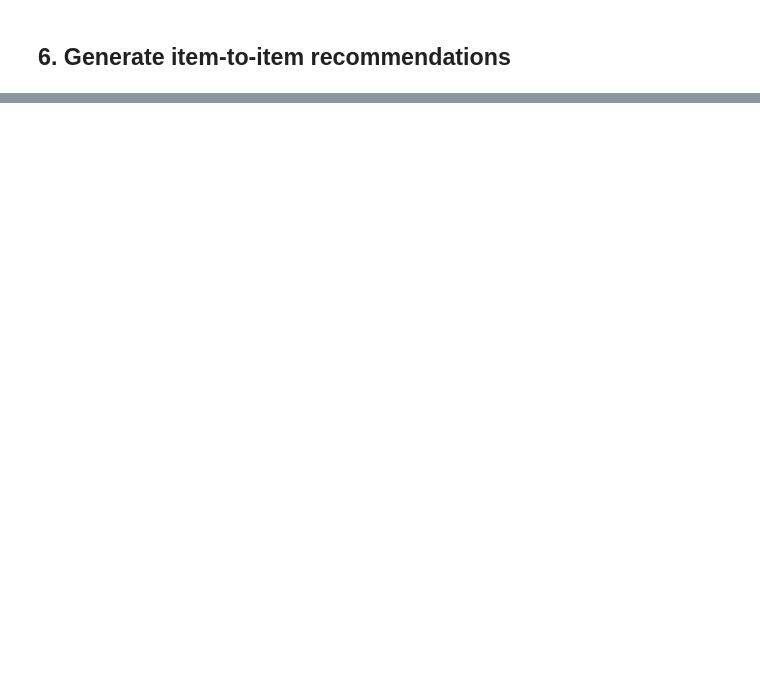
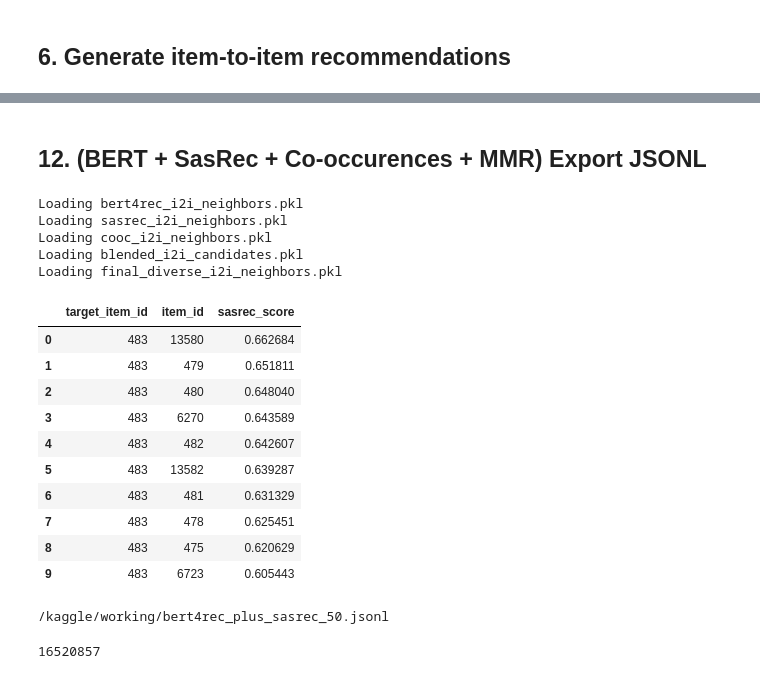
Before and after one commit to AlexLyash/recsys-course-spring-2026, a Jupyter notebook: jupyter/hw2-final.ipynb, the cells around one changed output, grey strips where cells are left out. Drawn from its saved outputs; the diff is of its cells as text; code cells hidden in the pictures; blank space fills up the shorter version.

```diff
--- a/jupyter/hw2-final.ipynb
+++ b/jupyter/hw2-final.ipynb
@@ -291,0 +1018,62 @@ print(EXPORT_PATH)
+# %% [markdown]
+## 12. (BERT + SasRec + Co-occurences + MMR) Export JSONL
+# %%
+import os
+import pandas as pd
+
+OUTPUT_DIR = "i2i_pickles"
+
+def load_if_exists(filename):
+    path = os.path.join(OUTPUT_DIR, filename)
+    if os.path.exists(path):
+        print(f"Loading {filename}")
+        return pd.read_pickle(path)
+    else:
+        print(f"{filename} not found")
+        return None
+
+
+# Load all artifacts
+raw_i2i_neighbors = load_if_exists("bert4rec_i2i_neighbors.pkl")
+sasrec_i2i_neighbors = load_if_exists("sasrec_i2i_neighbors.pkl")
+cooc_i2i_neighbors = load_if_exists("cooc_i2i_neighbors.pkl")
+blended_i2i_candidates = load_if_exists("blended_i2i_candidates.pkl")
+diverse_i2i_neighbors = load_if_exists("final_diverse_i2i_neighbors.pkl")
+# %% [output]
+Loading bert4rec_i2i_neighbors.pkl
+Loading sasrec_i2i_neighbors.pkl
+Loading cooc_i2i_neighbors.pkl
+Loading blended_i2i_candidates.pkl
+Loading final_diverse_i2i_neighbors.pkl
+# %%
+sasrec_i2i_neighbors[:10:]
+# %% [output]
+|  | target_item_id | item_id | sasrec_score |
+| 0 | 483 | 13580 | 0.662684 |
+| 1 | 483 | 479 | 0.651811 |
+| 2 | 483 | 480 | 0.648040 |
+| 3 | 483 | 6270 | 0.643589 |
+| 4 | 483 | 482 | 0.642607 |
+| 5 | 483 | 13582 | 0.639287 |
+| 6 | 483 | 481 | 0.631329 |
+| 7 | 483 | 478 | 0.625451 |
+| 8 | 483 | 475 | 0.620629 |
+| 9 | 483 | 6723 | 0.605443 |
+# %%
+SAVING_FOLDER = Path('/kaggle/working')
+def save_i2i_jsonl(recommendation_frame, output_path):
+    output_path = Path(output_path)
+    with output_path.open('w') as output_file:
+        for anchor_id, group in recommendation_frame.groupby('target_item_id'):
+            ordered_recs = group.sort_values('rank')[Columns.Item].tolist()
+            output_file.write(json.dumps({'item_id': anchor_id, 'recommendations': ordered_recs}) + '\n')
+
+EXPORT_PATH = SAVING_FOLDER / 'bert4rec_plus_sasrec_50.jsonl'
+save_i2i_jsonl(diverse_i2i_neighbors, EXPORT_PATH)
+print(EXPORT_PATH)
+# %% [output]
+/kaggle/working/bert4rec_plus_sasrec_50.jsonl
+# %%
+sequence_encoder.save(SAVING_FOLDER / 'bert4rec_sigma_time_filter.pkl')
+# %% [output]
+16520857
```
Also changed, not shown: parts of 42 cells of this notebook, 2 other files.
